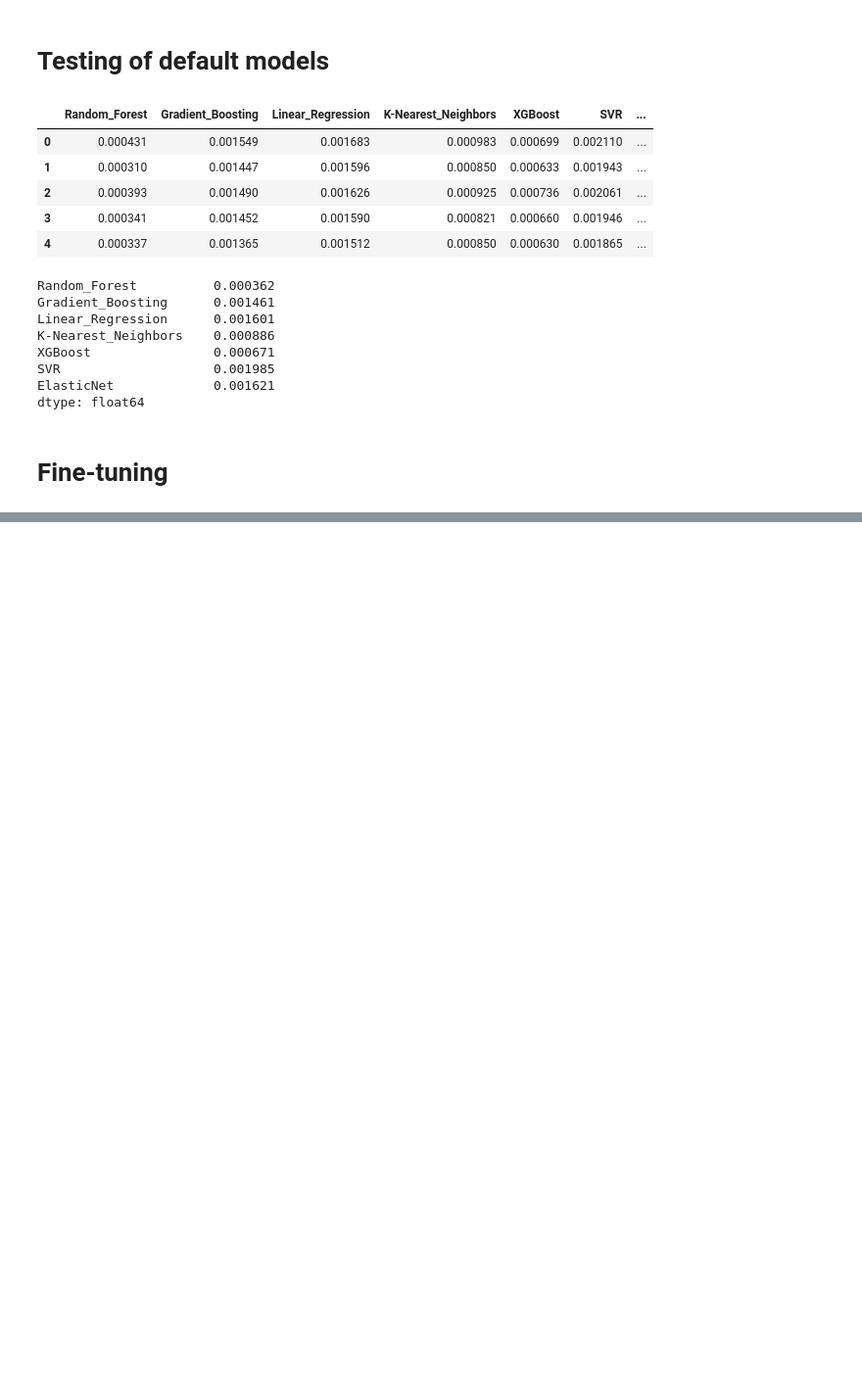
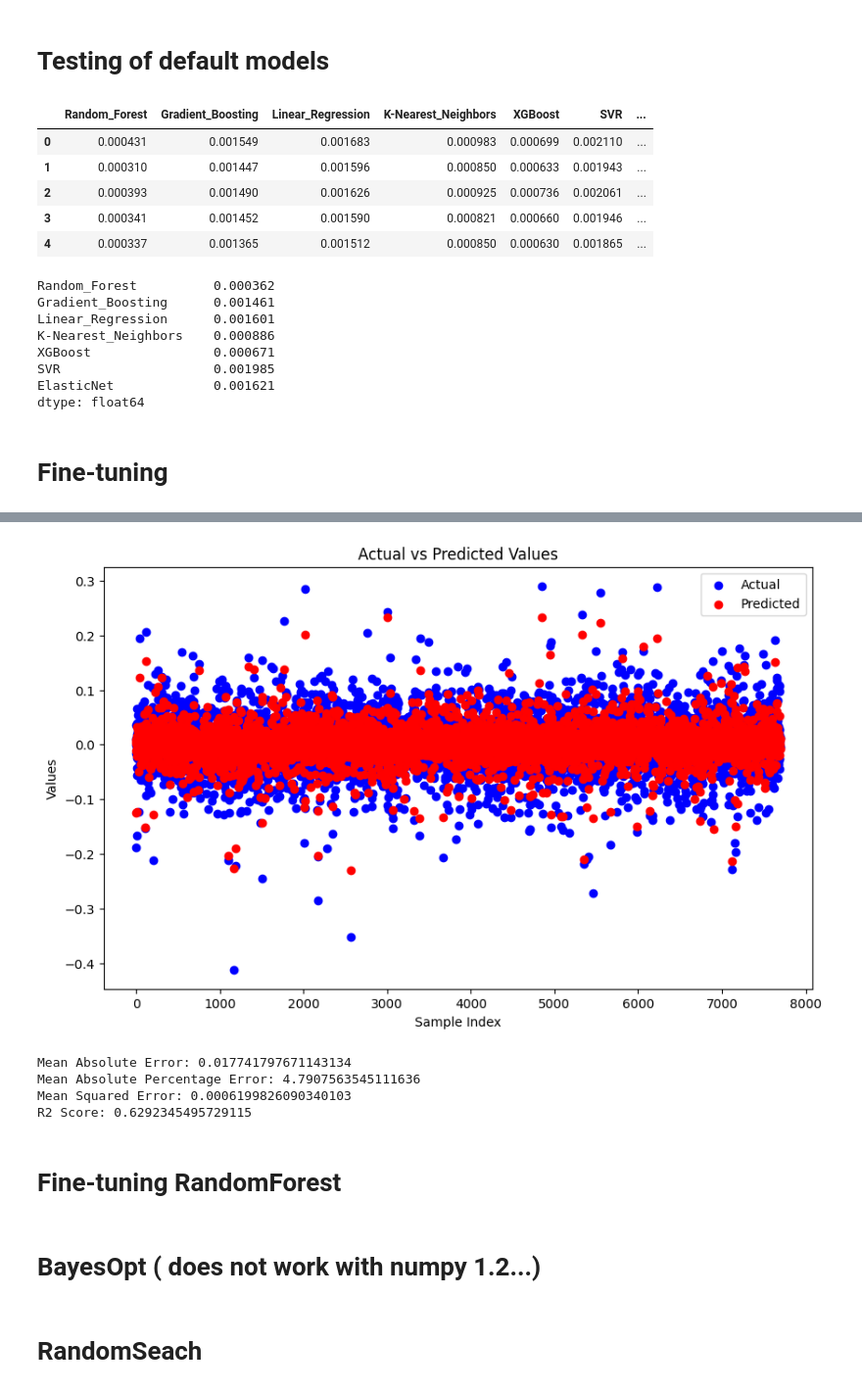
Before and after one commit to ProjectXSpace/BTC_Algo, a Jupyter notebook: algo.ipynb, the cells around one changed output, grey strips where cells are left out. Shown at 98% size. Saved outputs shown, nothing was run; the diff lists cells and outputs as text; code cells hidden in the pictures; blank space fills up the shorter version.

```diff
--- a/algo.ipynb
+++ b/algo.ipynb
@@ -212,0 +263,40 @@ mean_absolute_error,
+# %%
+xgboost.fit(X_train, y_train)
+
+predictions = xgboost.predict(X_test)
+# %%
+plt.figure(figsize=(10, 6))
+plt.scatter(range(len(y_test)), y_test, label="Actual", color="blue")
+plt.scatter(range(len(predictions)), predictions, label="Predicted", color="red")
+plt.title("Actual vs Predicted Values")
+plt.xlabel("Sample Index")
+plt.ylabel("Values")
+plt.legend()
+plt.show()
+
+test1 = mean_absolute_error(y_test, predictions)
+test2 = mean_absolute_percentage_error(y_test, predictions)
+test3 = mean_squared_error(y_test, predictions)
+test4 = r2_score(y_test, predictions)
+
+# Printing the errors
+print("Mean Absolute Error:", test1)
+print("Mean Absolute Percentage Error:", test2)
+print("Mean Squared Error:", test3)
+print("R2 Score:", test4)
+
+# Create a DataFrame with actual and predicted values
+df = pd.DataFrame({"True": y_test, "Preds": predictions})
+
+# Save the DataFrame to a CSV file
+df.to_csv("check_xgboost_default.csv", index=False)
+# %% [output]
+[figure, added]
+Mean Absolute Error: 0.017741797671143134
+Mean Absolute Percentage Error: 4.7907563545111636
+Mean Squared Error: 0.0006199826090340103
+R2 Score: 0.6292345495729115
+# %% [markdown]
+# Fine-tuning RandomForest
+# %% [markdown]
+# BayesOpt ( does not work with numpy 1.2...)
@@ -213,2 +330,4 @@ mean_absolute_error,
+# %% [markdown]
+# RandomSeach
 # %%
 param_grid = {
```
Also changed, not shown: parts of 11 cells of this notebook, 1 other file.
